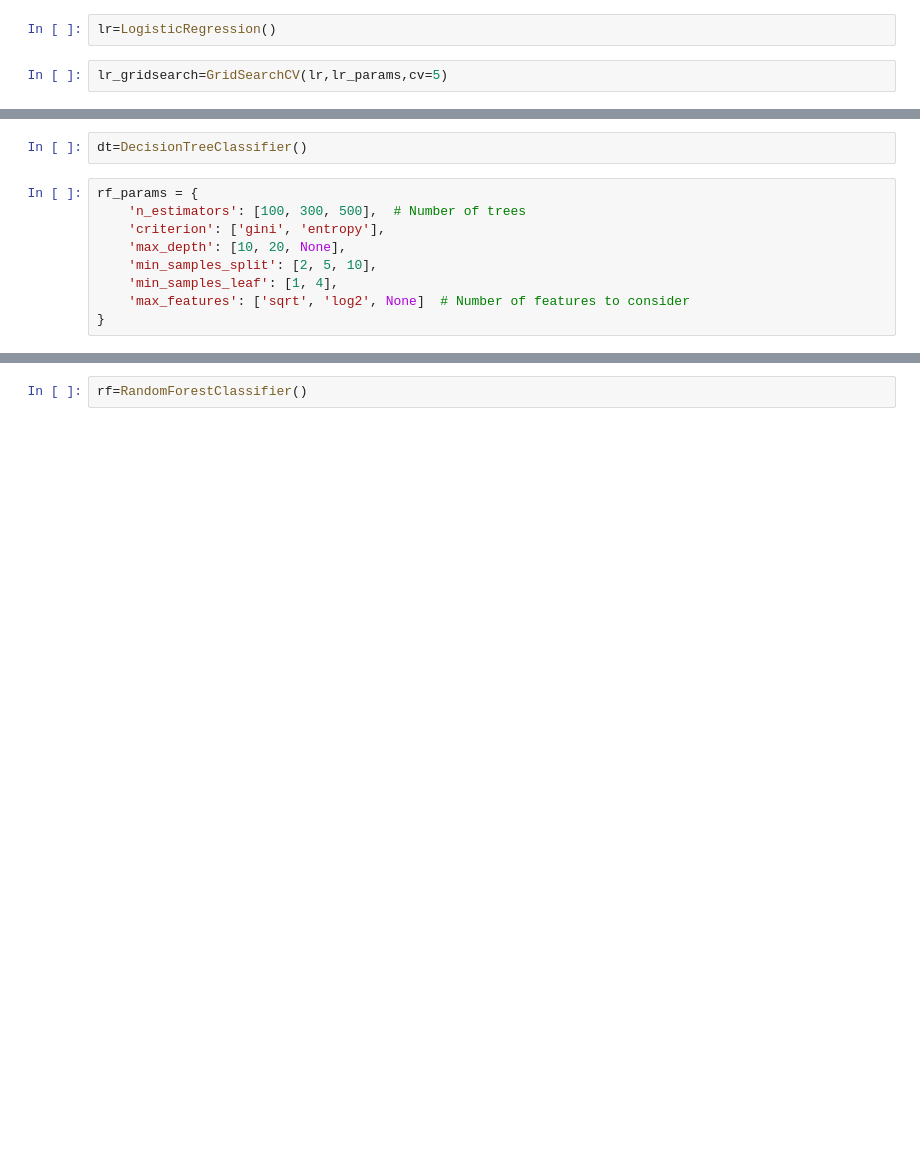
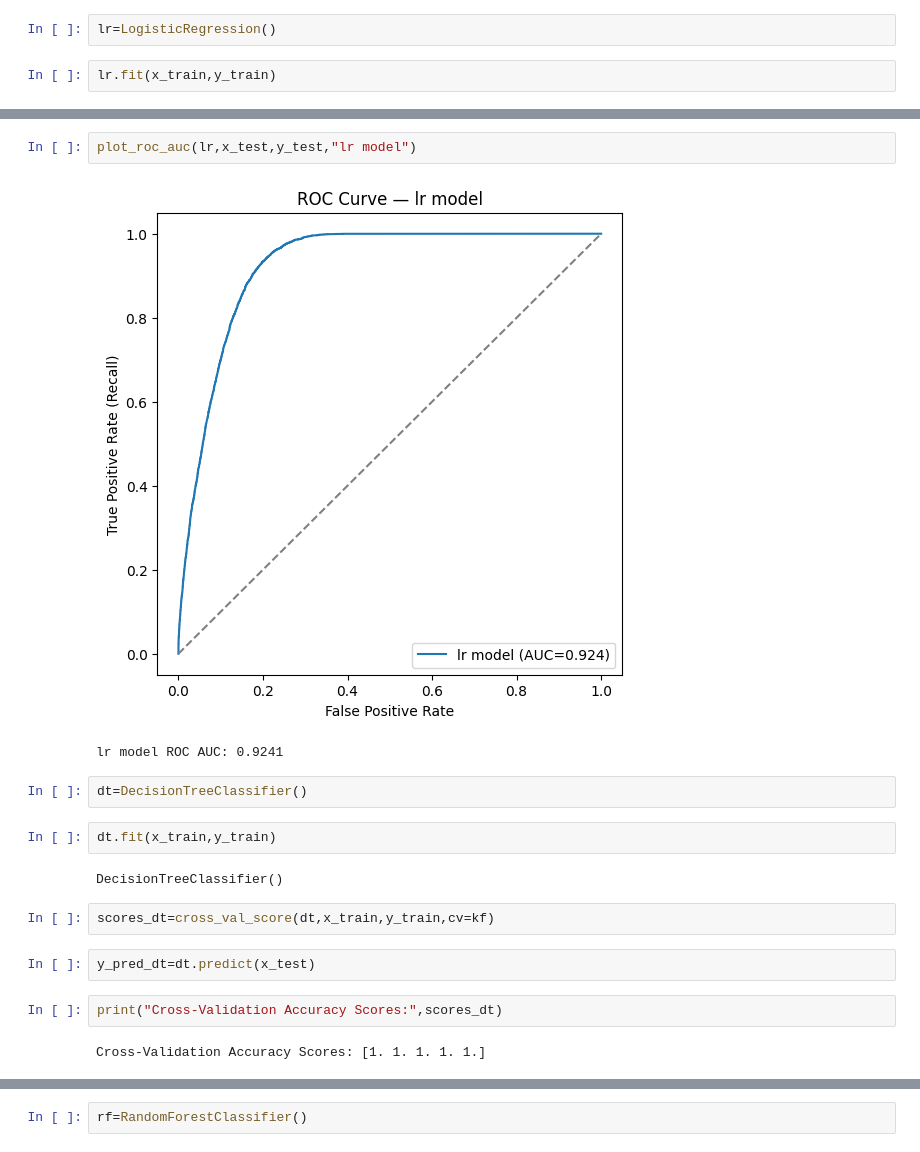
Before and after one commit to Wigooo/Test_project, a Jupyter notebook: ezz.ipynb, the cells around one changed output, grey strips where cells are left out. Drawn from its saved outputs; the diff is of its cells as text; blank space fills up the shorter version.

Commit message:
model done

```diff
--- a/ezz.ipynb
+++ b/ezz.ipynb
@@ -342,4 +395,4 @@ lr_params = {
 # %%
 lr=LogisticRegression()
 # %%
-lr_gridsearch=GridSearchCV(lr,lr_params,cv=5)
+lr.fit(x_train,y_train)
@@ -354,11 +445,19 @@ dt_params = {
+# %%
+plot_roc_auc(lr,x_test,y_test,"lr model")
+# %% [output]
+[figure, added]
+lr model ROC AUC: 0.9241
 # %%
 dt=DecisionTreeClassifier()
 # %%
-rf_params = {
-    'n_estimators': [100, 300, 500],  # Number of trees
-    'criterion': ['gini', 'entropy'],
-    'max_depth': [10, 20, None],
-    'min_samples_split': [2, 5, 10],
-    'min_samples_leaf': [1, 4],
-    'max_features': ['sqrt', 'log2', None]  # Number of features to consider
-}
+dt.fit(x_train,y_train)
+# %% [output]
+DecisionTreeClassifier()
+# %%
+scores_dt=cross_val_score(dt,x_train,y_train,cv=kf)
+# %%
+y_pred_dt=dt.predict(x_test)
+# %%
+print("Cross-Validation Accuracy Scores:",scores_dt)
+# %% [output]
+Cross-Validation Accuracy Scores: [1. 1. 1. 1. 1.]
```
Also changed, not shown: parts of 33 cells of this notebook.
